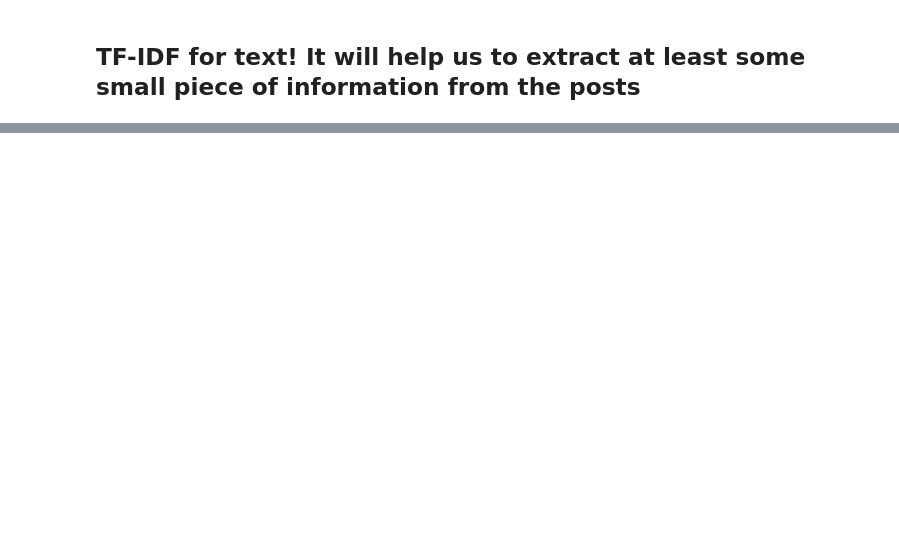
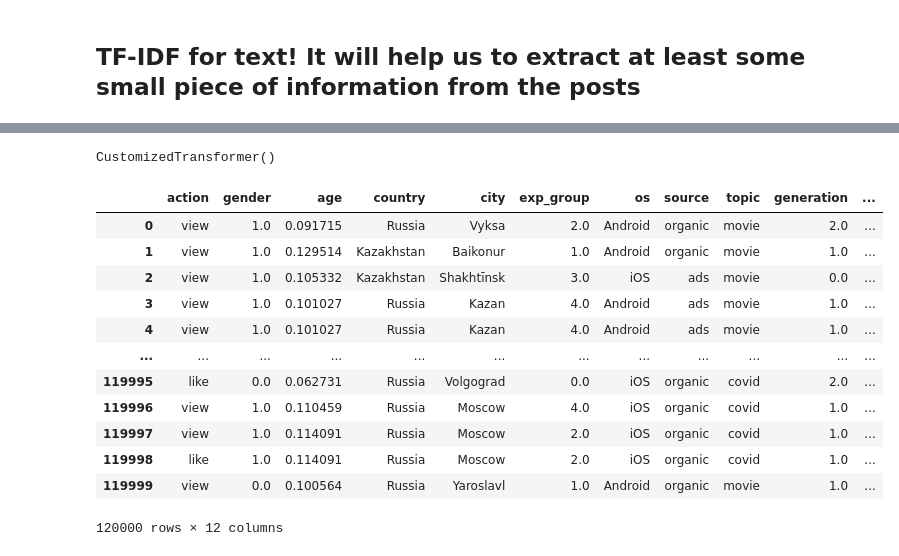
Before and after one commit to israfilovamaria/Recommendation-system-of-posts, a Jupyter notebook: Exploring data .ipynb, the cells around one changed output, grey strips where cells are left out. Saved outputs shown, nothing was run; the diff lists cells and outputs as text; code cells hidden in the pictures; blank space fills up the shorter version.

```diff
--- a/Exploring data .ipynb
+++ b/Exploring data .ipynb
@@ -278,0 +298,39 @@ data.head(3)
+# %%
+from sklearn.base import BaseEstimator, TransformerMixin
+
+class CustomizedTransformer(BaseEstimator, TransformerMixin):
+
+    def __init__(self):
+        pass
+
+    def fit(self, X, y):
+        datacopy = X.copy()
+        datacopy['y'] = y
+        activityofuser = datacopy.groupby('user_id')['post_id'].count()
+        activityofuser.rename("activity_of_user", inplace = True)
+        self.activityofuser = activityofuser
+        codingvalues = dict(datacopy.groupby('age')['y']\
+                            .apply(lambda x: np.sum(x) / x.size + 0.006 * np.random.normal(loc = 0.0, scale = 1.0, size =1)[0]))
+        self.codingvalues = codingvalues
+        return self
+
+    def transform(self, df):
+        datacopy = df.copy()
+        datacopy['generation'] = 0
+        datacopy.generation[(datacopy.age > 18) & (datacopy.age < 31)] = 1
+        datacopy.generation[(datacopy.age > 30)] = 2
+        datacopy.timestamp = pd.to_datetime(datacopy.timestamp)
+        datacopy = pd.merge(datacopy, self.activityofuser, on='user_id', how = 'left')
+        vectorizer = TfidfVectorizer()
+        text = vectorizer.fit_transform(data.text)
+        posts = [row.mean() for row in text.toarray()]
+        datacopy['tfidftext'] = posts
+        datacopy = datacopy.drop(['timestamp', 'user_id', 'post_id', 'text'], 1)
+        datacopy = datacopy.replace(to_replace = self.codingvalues)
+        return datacopy
+# %%
+trasformer = CustomizedTransformer()
+# %%
+trasformer.fit(x,y)
+# %% [output]
+CustomizedTransformer()
@@ -278,0 +339,16 @@ data.head(3)
+# %%
+xcopy
+# %% [output]
+|  | action | gender | age | country | city | exp_group | os | source | topic | generation | ... |
+| 0 | view | 1.0 | 0.091715 | Russia | Vyksa | 2.0 | Android | organic | movie | 2.0 | ... |
+| 1 | view | 1.0 | 0.129514 | Kazakhstan | Baikonur | 1.0 | Android | organic | movie | 1.0 | ... |
+| 2 | view | 1.0 | 0.105332 | Kazakhstan | Shakhtīnsk | 3.0 | iOS | ads | movie | 0.0 | ... |
+| 3 | view | 1.0 | 0.101027 | Russia | Kazan | 4.0 | Android | ads | movie | 1.0 | ... |
+| 4 | view | 1.0 | 0.101027 | Russia | Kazan | 4.0 | Android | ads | movie | 1.0 | ... |
+| ... | ... | ... | ... | ... | ... | ... | ... | ... | ... | ... | ... |
+| 119995 | like | 0.0 | 0.062731 | Russia | Volgograd | 0.0 | iOS | organic | covid | 2.0 | ... |
+| 119996 | view | 1.0 | 0.110459 | Russia | Moscow | 4.0 | iOS | organic | covid | 1.0 | ... |
+| 119997 | view | 1.0 | 0.114091 | Russia | Moscow | 2.0 | iOS | organic | covid | 1.0 | ... |
+| 119998 | like | 1.0 | 0.114091 | Russia | Moscow | 2.0 | iOS | organic | covid | 1.0 | ... |
+| 119999 | view | 0.0 | 0.100564 | Russia | Yaroslavl | 1.0 | Android | organic | movie | 1.0 | ... |
+120000 rows × 12 columns
```
Also changed, not shown: parts of 30 cells of this notebook.
